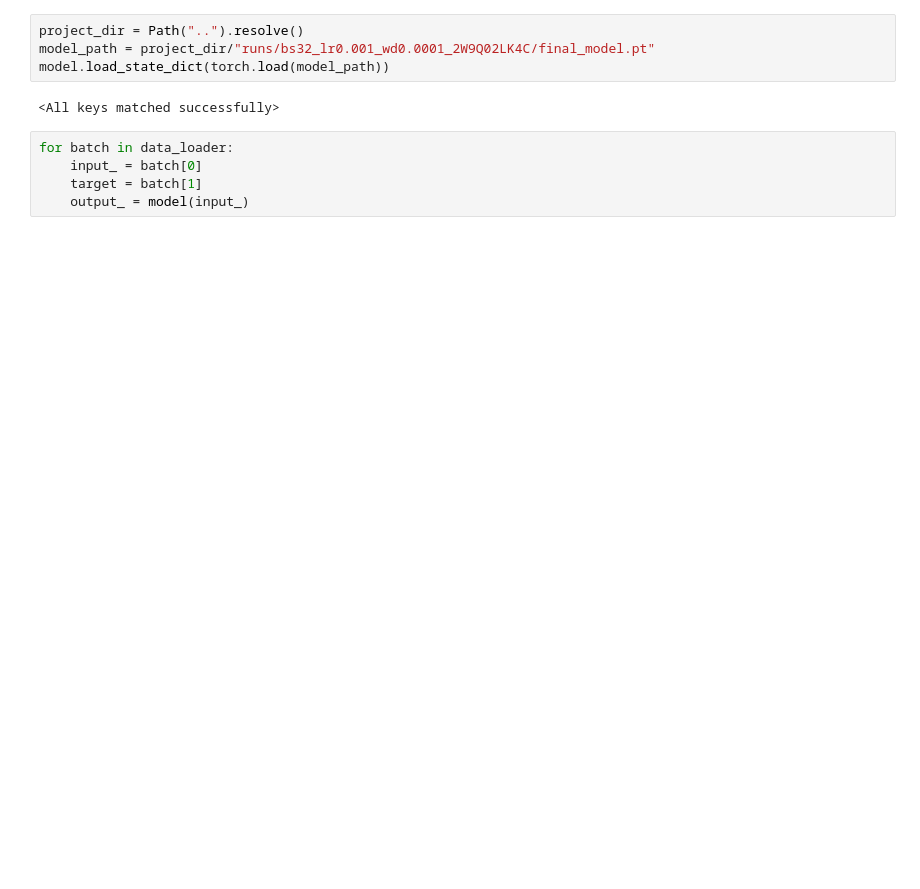
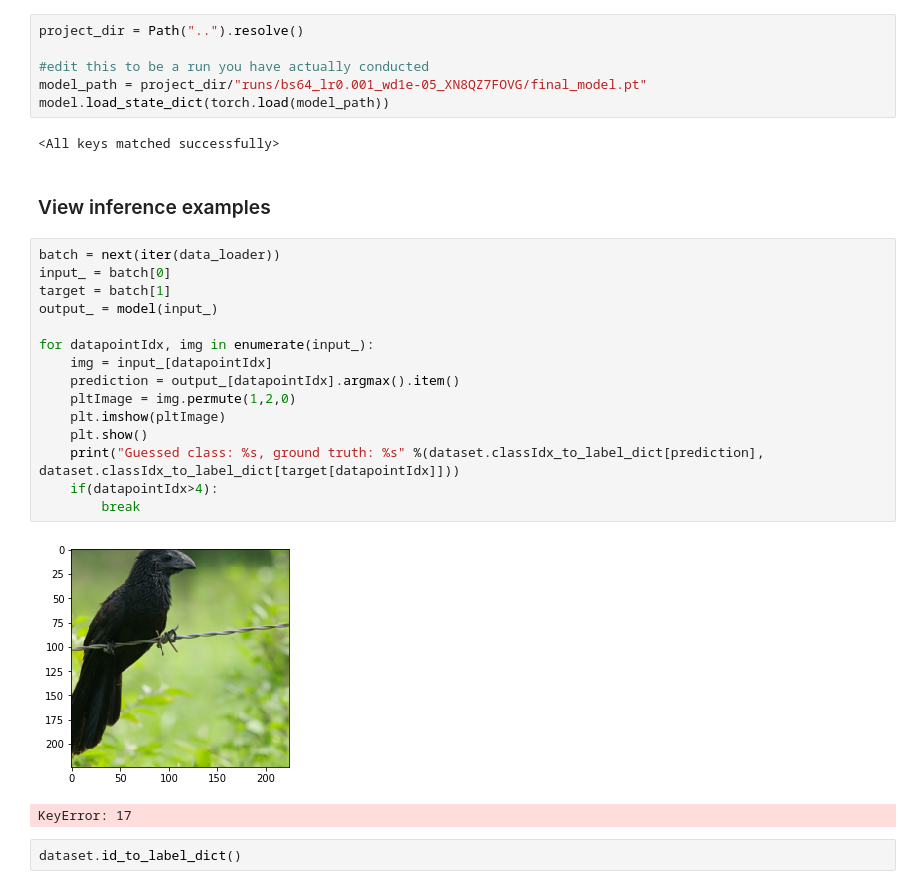
Before and after one commit to baldassarreFe/rpl-workshop, a Jupyter notebook: notebooks/Evaluate_results.ipynb, the cells around one changed output. Saved outputs shown, nothing was run; the diff lists cells and outputs as text; blank space fills up the shorter version.

Commit message:
merge from master with id to label class

```diff
--- a/notebooks/Evaluate_results.ipynb
+++ b/notebooks/Evaluate_results.ipynb
@@ -52,11 +51,30 @@ for i, image in enumerate(img_batch):
 # %%
 project_dir = Path("..").resolve()
-model_path = project_dir/"runs/bs32_lr0.001_wd0.0001_2W9Q02LK4C/final_model.pt"
+
+#edit this to be a run you have actually conducted
+model_path = project_dir/"runs/bs64_lr0.001_wd1e-05_XN8QZ7FOVG/final_model.pt"
 model.load_state_dict(torch.load(model_path))
 # %% [output]
 <All keys matched successfully>
-# %%
-for batch in data_loader:
-    input_ = batch[0]
-    target = batch[1]
-    output_ = model(input_)
+# %% [markdown]
+### View inference examples
+# %%
+batch = next(iter(data_loader))
+input_ = batch[0]
+target = batch[1]
+output_ = model(input_)
+
+for datapointIdx, img in enumerate(input_):
+    img = input_[datapointIdx]
+    prediction = output_[datapointIdx].argmax().item()
+    pltImage = img.permute(1,2,0)
+    plt.imshow(pltImage)
+    plt.show()
+    print("Guessed class: %s, ground truth: %s" %(dataset.classIdx_to_label_dict[prediction], dataset.classIdx_to_label_dict[target[datapointIdx]]))
+    if(datapointIdx>4):
+        break
+# %% [output]
+[figure, added]
+KeyError: 17
+# %%
+dataset.id_to_label_dict()
```
Also changed, not shown: parts of 4 cells of this notebook.
